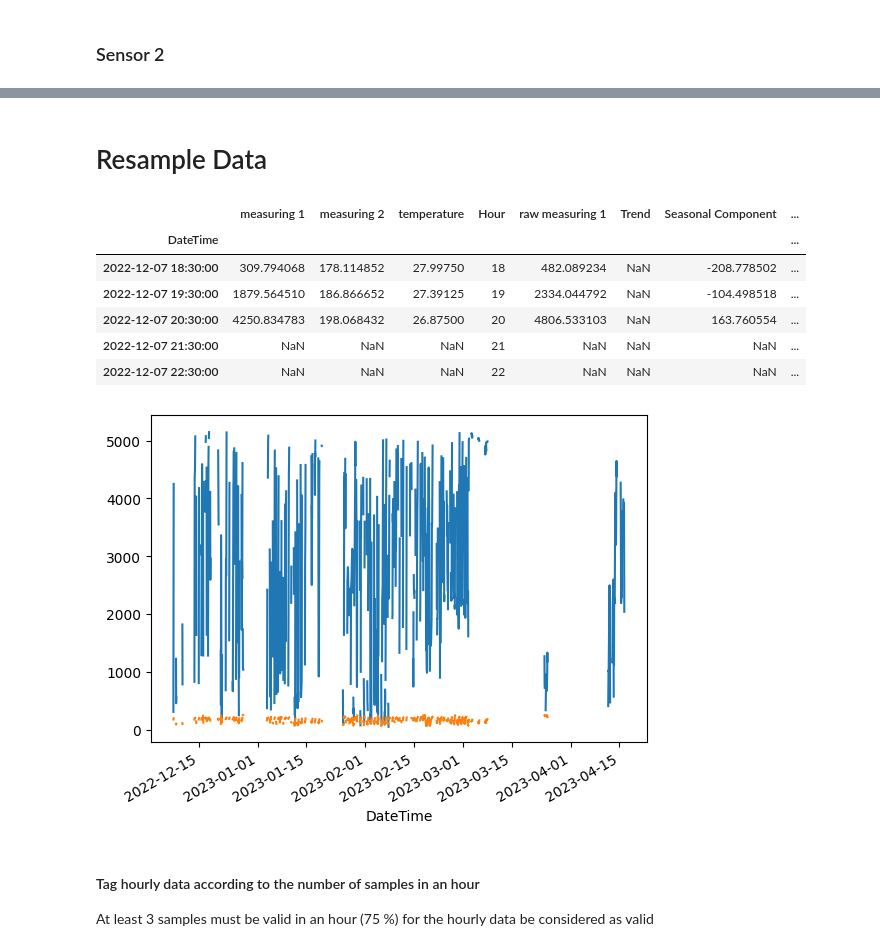
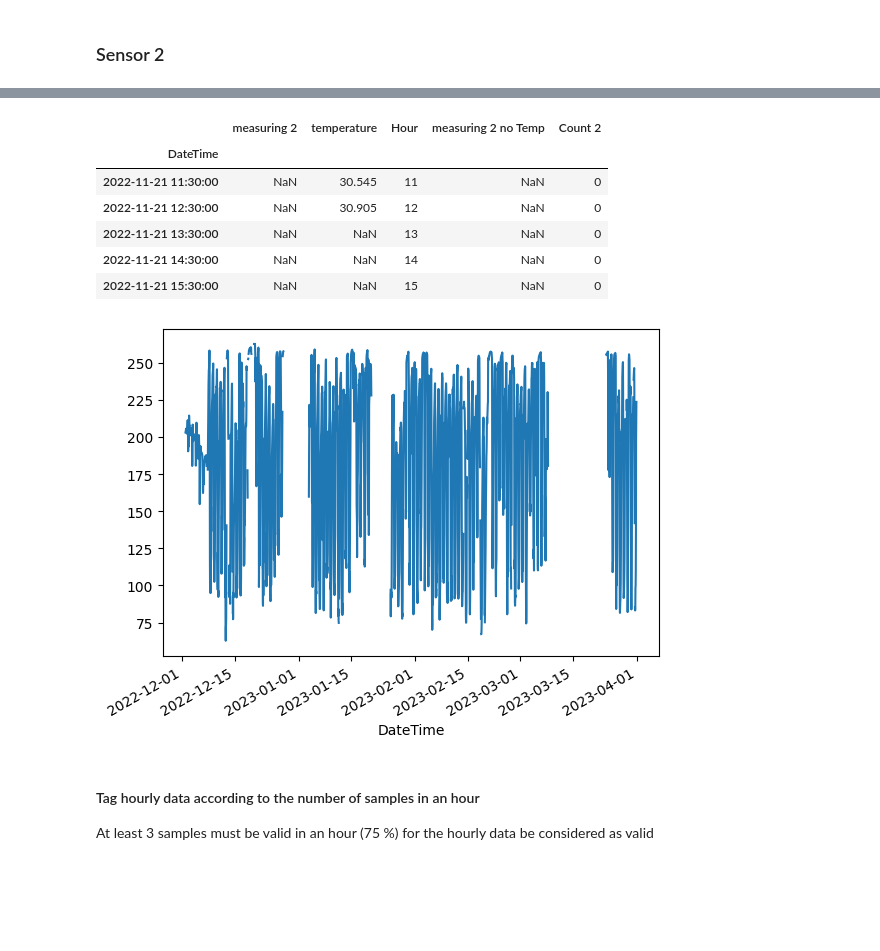
Before and after one commit to campofernando/lcqar-low-cost-monit-proc, a Jupyter notebook: data-pre-processing/SO2-sensor_environment_preprocessing.ipynb, the cells around one changed output, grey strips where cells are left out. Cells and saved outputs as stored; diff of their text form; code cells hidden in the pictures; blank space fills up the shorter version.

```diff
--- a/data-pre-processing/SO2-sensor_environment_preprocessing.ipynb
+++ b/data-pre-processing/SO2-sensor_environment_preprocessing.ipynb
@@ -134,0 +164,12 @@ data_contabilization
+# %%
+def tag_by_env_tag(sensor_tag, env_tag):
+    if sensor_tag != 'VALID': return sensor_tag
+    if env_tag != 'VALID': return 'INVALID_ENV'
+    return 'VALID'
+
+tags_dataframe = sensor_1_data[['Tag 1', 'Temperature Tag']]
+sensor_1_data['Tag'] = tags_dataframe.apply(lambda df: tag_by_env_tag(df[0], df[1]), axis=1)
+sensor_1_data = sensor_1_data.drop(columns=['Tag 1', 'Temperature Tag'])
+tags = ['MISSING','LTLL', 'GTUL', 'BADSPIKE', 'VALID', 'LTQTLE01', 'GTQTLE99', 'INVALID_ENV']
+data_contabilization = sensor_analysis.count_tags(tags, sensor_1_data)
+data_contabilization
@@ -134,0 +189,7 @@ data_contabilization
+# %%
+tags_dataframe = sensor_2_data[['Tag 2', 'Temperature Tag']]
+sensor_2_data['Tag'] = tags_dataframe.apply(lambda df: tag_by_env_tag(df[0], df[1]), axis=1)
+sensor_2_data = sensor_2_data.drop(columns=['Tag 2', 'Temperature Tag'])
+tags = ['MISSING','LTLL', 'GTUL', 'BADSPIKE', 'VALID', 'LTQTLE01', 'GTQTLE99', 'INVALID_ENV']
+data_contabilization = sensor_analysis.count_tags(tags, sensor_2_data)
+data_contabilization
@@ -142,5 +214,7 @@ sensor_data[sensor_data['Tag'] == 'VALID']['measuring 2'].plot()
 ## Analyse data
 # %%
 valid_dataframe = sensor_data[sensor_data['Tag'] == 'VALID'].drop(columns=['Tag'])
-valid_dataframe.head()
+valid_dataframe_1 = sensor_1_data[sensor_1_data['Tag'] == 'VALID'].drop(columns=['Tag'])
+valid_dataframe_2 = sensor_2_data[sensor_2_data['Tag'] == 'VALID'].drop(columns=['Tag'])
+valid_dataframe_1.head()
 # %% [output]
@@ -333,0 +502,3 @@ plt.show()
+# %%
+valid_dataframe_2 = pd.concat([valid_dataframe_2,result_series], axis=1)
+valid_dataframe_2.head()
@@ -556,23 +612,19 @@ Text(0.05, 0.9, "Kendall's tau=0.335, p<0.05")
-# %% [markdown]
-# Resample Data
 # %%
-data_1HR = valid_dataframe.resample('H').mean()
-data_1HR['Hour'] = data_1HR.index.hour
-data_1HR['Count 1'] = (valid_dataframe['measuring 1'].resample('H').count())
-data_1HR['Count 2'] = (valid_dataframe['measuring 2'].resample('H').count())
-data_1HR.index = data_1HR.index.map(lambda t: t.replace(minute=30, second=0))
-data_1HR['measuring 1'].plot()
-data_1HR['measuring 2'].plot()
-data_1HR.head()
+data_2_1HR = valid_dataframe_2.resample('H').mean()
+data_2_1HR['Hour'] = data_2_1HR.index.hour
+data_2_1HR['Count 2'] = (valid_dataframe_2['measuring 2'].resample('H').count())
+data_2_1HR.index = data_2_1HR.index.map(lambda t: t.replace(minute=30, second=0))
+data_2_1HR['measuring 2'].plot()
+data_2_1HR.head()
 # %% [output]
-|  | measuring 1 | measuring 2 | temperature | Hour | raw measuring 1 | Trend | Seasonal Component | ... |
-| DateTime |  |  |  |  |  |  |  | ... |
-| 2022-12-07 18:30:00 | 309.794068 | 178.114852 | 27.99750 | 18 | 482.089234 | NaN | -208.778502 | ... |
-| 2022-12-07 19:30:00 | 1879.564510 | 186.866652 | 27.39125 | 19 | 2334.044792 | NaN | -104.498518 | ... |
-| 2022-12-07 20:30:00 | 4250.834783 | 198.068432 | 26.87500 | 20 | 4806.533103 | NaN | 163.760554 | ... |
-| 2022-12-07 21:30:00 | NaN | NaN | NaN | 21 | NaN | NaN | NaN | ... |
-| 2022-12-07 22:30:00 | NaN | NaN | NaN | 22 | NaN | NaN | NaN | ... |
+|  | measuring 2 | temperature | Hour | measuring 2 no Temp | Count 2 |
+| DateTime |  |  |  |  |  |
+| 2022-11-21 11:30:00 | NaN | 30.545 | 11 | NaN | 0 |
+| 2022-11-21 12:30:00 | NaN | 30.905 | 12 | NaN | 0 |
+| 2022-11-21 13:30:00 | NaN | NaN | 13 | NaN | 0 |
+| 2022-11-21 14:30:00 | NaN | NaN | 14 | NaN | 0 |
+| 2022-11-21 15:30:00 | NaN | NaN | 15 | NaN | 0 |
-[figure, old version]
+[figure, new version]
 # %% [markdown]
 #### Tag hourly data according to the number of samples in an hour
 At least 3 samples must be valid in an hour (75 %) for the hourly data be considered as valid
```
Also changed, not shown: parts of 65 cells of this notebook, 52 other files.
